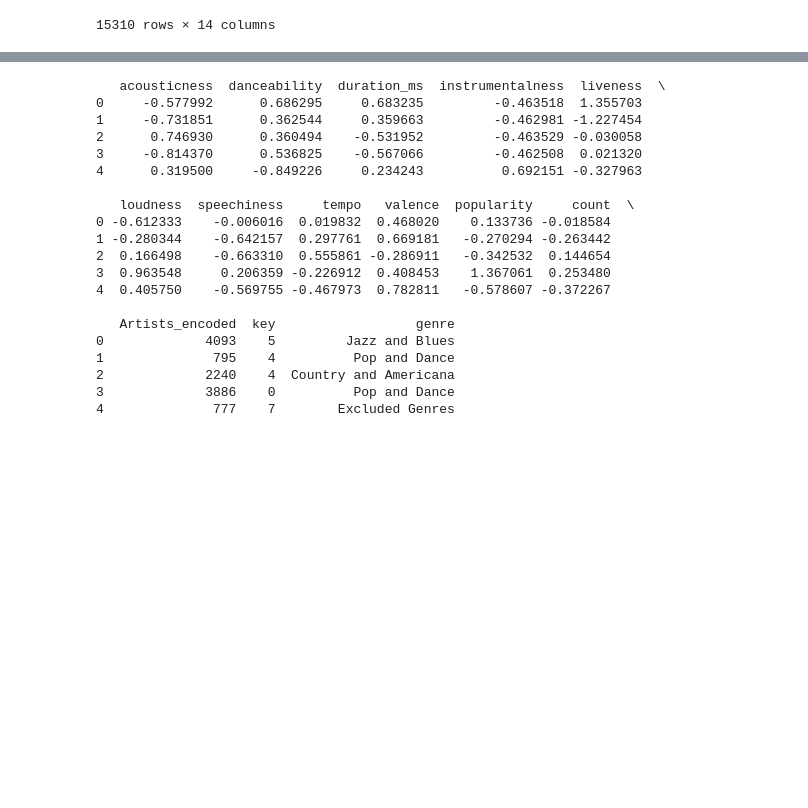
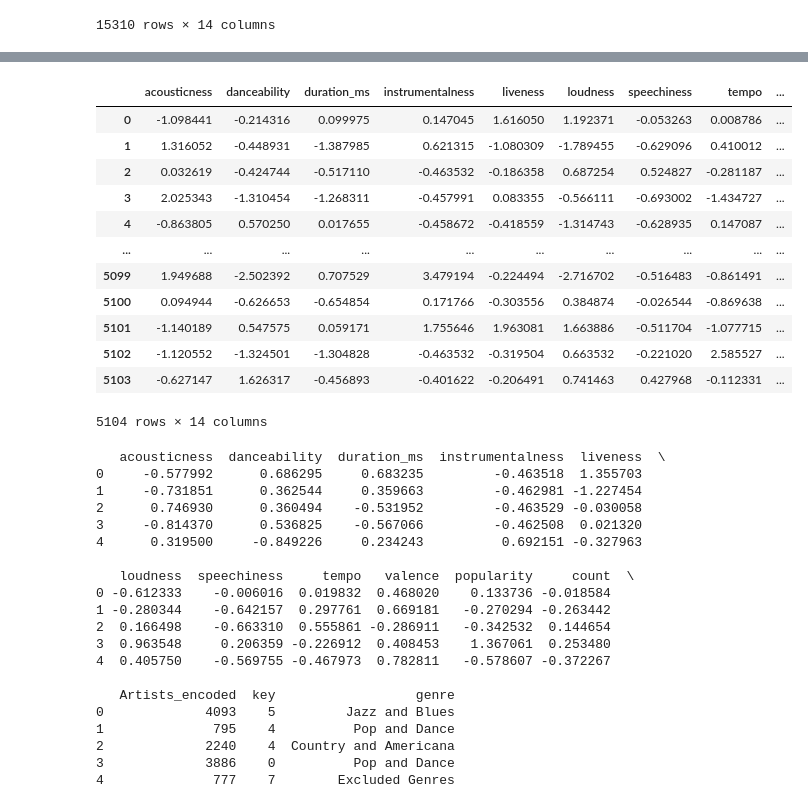
Before and after one commit to ayesdeeef/GenreClassification, a Jupyter notebook: Clustering.ipynb, the cells around one changed output, grey strips where cells are left out. Saved outputs shown, nothing was run; the diff lists cells and outputs as text; code cells hidden in the pictures; blank space fills up the shorter version.

```diff
--- a/Clustering.ipynb
+++ b/Clustering.ipynb
@@ -595 +628,20 @@ X_train_scaled2
+# %%
+#Reattach the Genres to the Scaled Data
+X_valid_scaled2['genre'] = y_valid.values
+# %%
+X_valid_scaled2
+# %% [output]
+|  | acousticness | danceability | duration_ms | instrumentalness | liveness | loudness | speechiness | tempo | ... |
+| 0 | -1.098441 | -0.214316 | 0.099975 | 0.147045 | 1.616050 | 1.192371 | -0.053263 | 0.008786 | ... |
+| 1 | 1.316052 | -0.448931 | -1.387985 | 0.621315 | -1.080309 | -1.789455 | -0.629096 | 0.410012 | ... |
+| 2 | 0.032619 | -0.424744 | -0.517110 | -0.463532 | -0.186358 | 0.687254 | 0.524827 | -0.281187 | ... |
+| 3 | 2.025343 | -1.310454 | -1.268311 | -0.457991 | 0.083355 | -0.566111 | -0.693002 | -1.434727 | ... |
+| 4 | -0.863805 | 0.570250 | 0.017655 | -0.458672 | -0.418559 | -1.314743 | -0.628935 | 0.147087 | ... |
+| ... | ... | ... | ... | ... | ... | ... | ... | ... | ... |
+| 5099 | 1.949688 | -2.502392 | 0.707529 | 3.479194 | -0.224494 | -2.716702 | -0.516483 | -0.861491 | ... |
+| 5100 | 0.094944 | -0.626653 | -0.654854 | 0.171766 | -0.303556 | 0.384874 | -0.026544 | -0.869638 | ... |
+| 5101 | -1.140189 | 0.547575 | 0.059171 | 1.755646 | 1.963081 | 1.663886 | -0.511704 | -1.077715 | ... |
+| 5102 | -1.120552 | -1.324501 | -1.304828 | -0.463532 | -0.319504 | 0.663532 | -0.221020 | 2.585527 | ... |
+| 5103 | -0.627147 | 1.626317 | -0.456893 | -0.401622 | -0.206491 | 0.741463 | 0.427968 | -0.112331 | ... |
+5104 rows × 14 columns
 # %%
```
Also changed, not shown: parts of 11 cells of this notebook.
